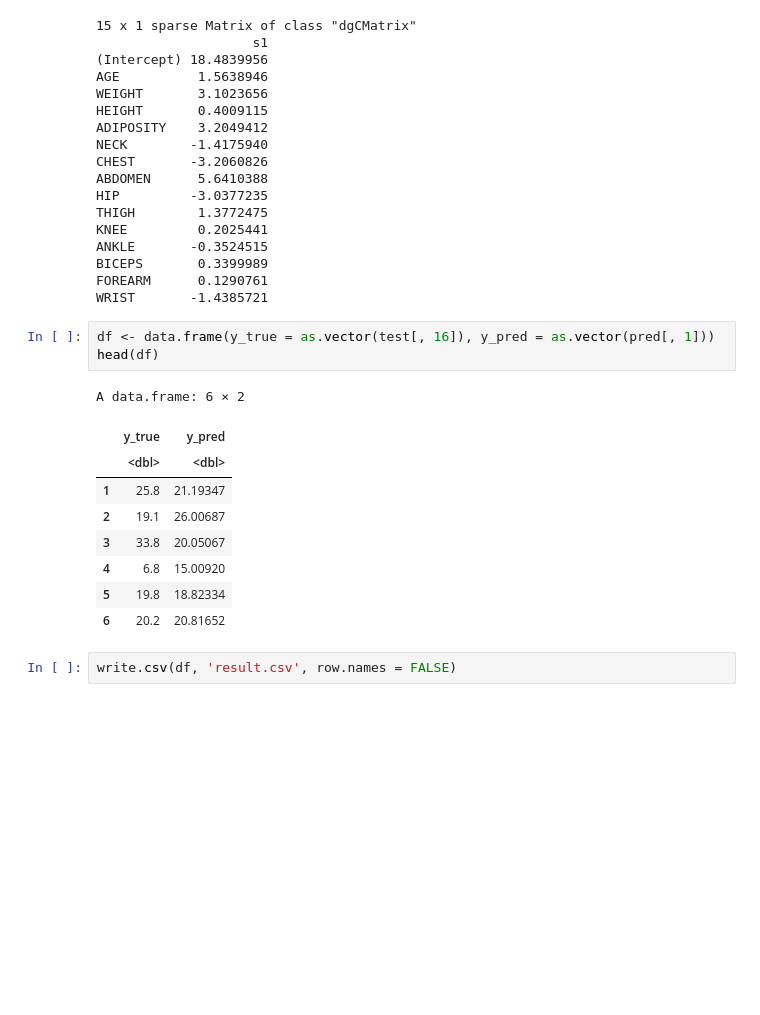
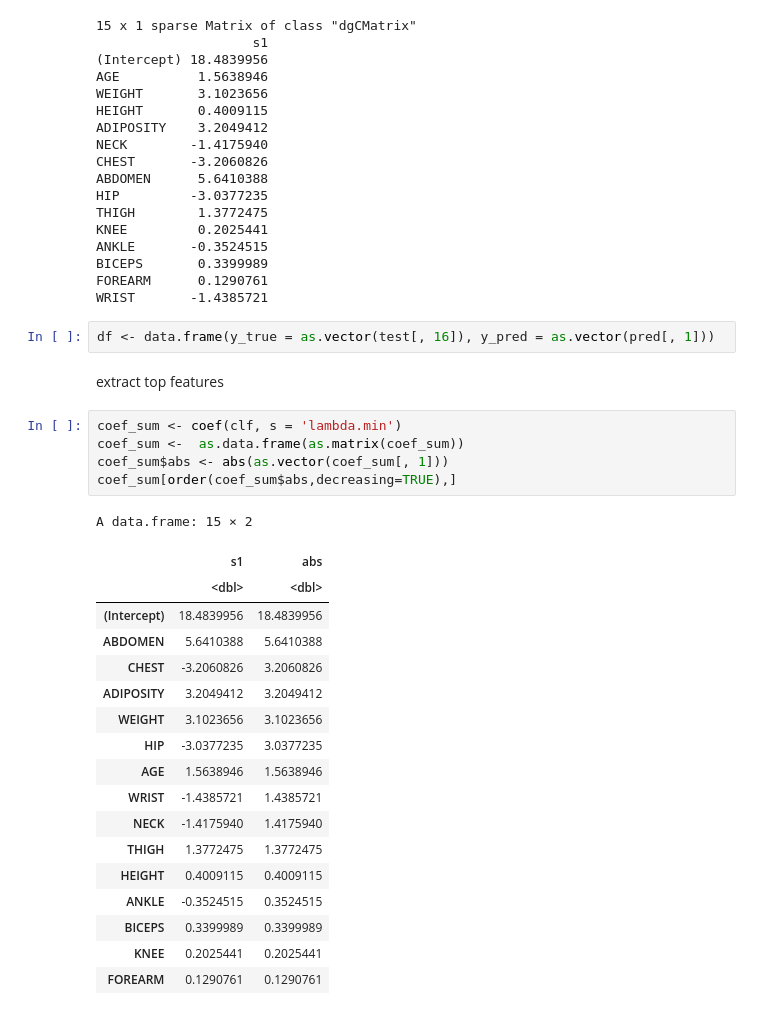
Before and after one commit to FIRerLeng/STAT628_M2-BodyFat, a Jupyter notebook: model/glmnet_regression.ipynb, the cells around one changed output. Saved outputs shown, nothing was run; the diff lists cells and outputs as text; blank space fills up the shorter version.

```diff
--- a/model/glmnet_regression.ipynb
+++ b/model/glmnet_regression.ipynb
@@ -68,16 +63,29 @@ FOREARM      0.1290761
 WRIST       -1.4385721
 # %%
 df <- data.frame(y_true = as.vector(test[, 16]), y_pred = as.vector(pred[, 1]))
-head(df)
-# %% [output]
-A data.frame: 6 × 2
-|  | y_true | y_pred |
-|  | <dbl> | <dbl> |
-| 1 | 25.8 | 21.19347 |
-| 2 | 19.1 | 26.00687 |
-| 3 | 33.8 | 20.05067 |
-| 4 | 6.8 | 15.00920 |
-| 5 | 19.8 | 18.82334 |
-| 6 | 20.2 | 20.81652 |
-# %%
-write.csv(df, 'result.csv', row.names = FALSE)
+# %% [markdown]
+extract top features
+# %%
+coef_sum <- coef(clf, s = 'lambda.min')
+coef_sum <-  as.data.frame(as.matrix(coef_sum))
+coef_sum$abs <- abs(as.vector(coef_sum[, 1]))
+coef_sum[order(coef_sum$abs,decreasing=TRUE),]
+# %% [output]
+A data.frame: 15 × 2
+|  | s1 | abs |
+|  | <dbl> | <dbl> |
+| (Intercept) | 18.4839956 | 18.4839956 |
+| ABDOMEN | 5.6410388 | 5.6410388 |
+| CHEST | -3.2060826 | 3.2060826 |
+| ADIPOSITY | 3.2049412 | 3.2049412 |
+| WEIGHT | 3.1023656 | 3.1023656 |
+| HIP | -3.0377235 | 3.0377235 |
+| AGE | 1.5638946 | 1.5638946 |
+| WRIST | -1.4385721 | 1.4385721 |
+| NECK | -1.4175940 | 1.4175940 |
+| THIGH | 1.3772475 | 1.3772475 |
+| HEIGHT | 0.4009115 | 0.4009115 |
+| ANKLE | -0.3524515 | 0.3524515 |
+| BICEPS | 0.3399989 | 0.3399989 |
+| KNEE | 0.2025441 | 0.2025441 |
+| FOREARM | 0.1290761 | 0.1290761 |
```
Also changed, not shown: parts of 8 cells of this notebook, 3 other files.
